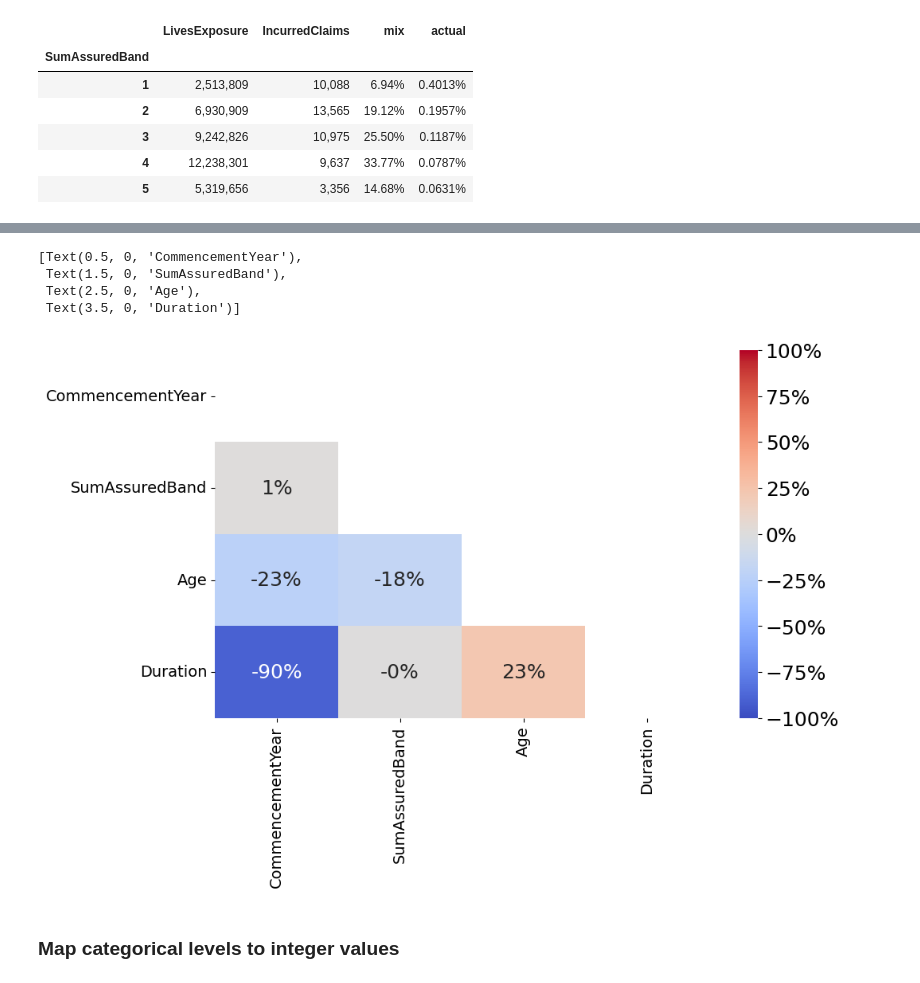
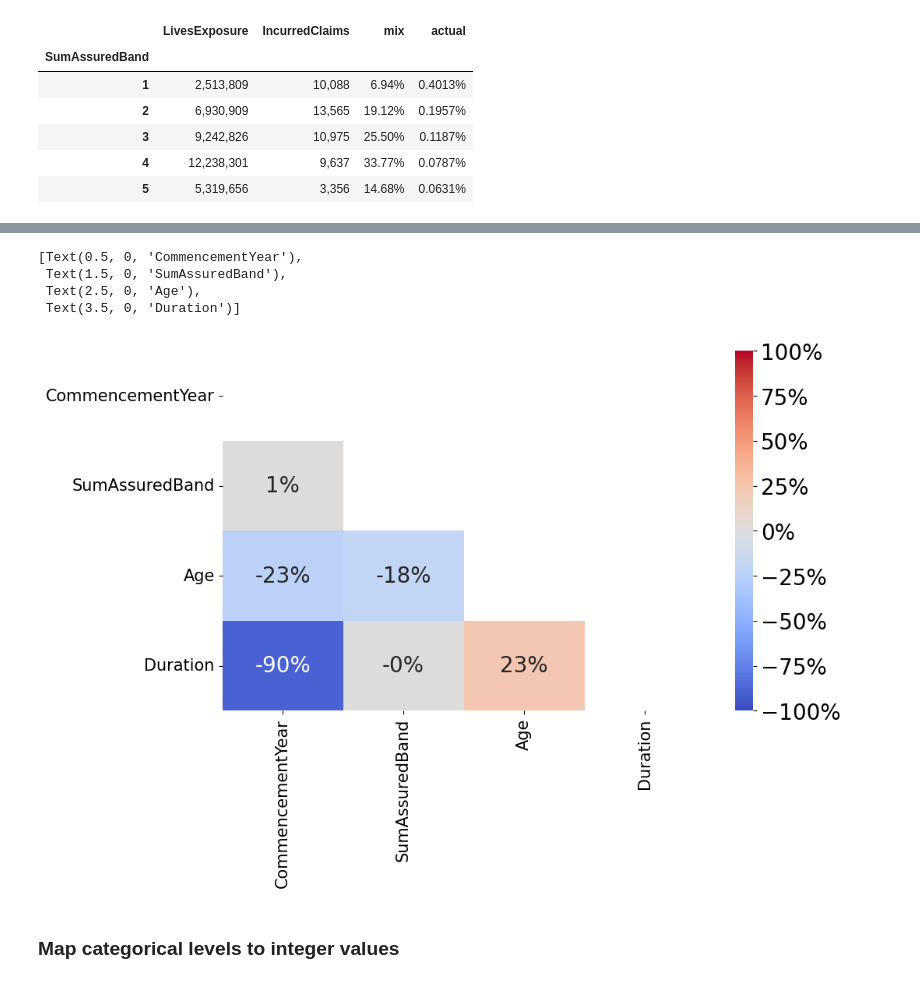
Before and after one commit to ckjackytam/ifoa-ds-health-care-wp, a Jupyter notebook: Python/build-better-base-gam/01 - Create Modelling Data.ipynb, the cells around one changed output, grey strips where cells are left out. Saved outputs shown, nothing was run; the diff lists cells and outputs as text; code cells hidden in the pictures.

```diff
--- a/Python/build-better-base-gam/01 - Create Modelling Data.ipynb
+++ b/Python/build-better-base-gam/01 - Create Modelling Data.ipynb
@@ -53,3 +41,9 @@ print(os.listdir(dir_export))
+# %%
+title_fontsize = 25
+label_fontsize = 20
+ticker_fontsize = 15
+
+data_version = "v2"
 # %% [markdown]
 ## Import Raw Data
 # %%
@@ -71,7 +65,7 @@ fold = "random_fold"
 ###########################################################################
 ###########################################################################
 
-df_data = utility.compile_data(
+df_data = utils.compile_data(
     data_dict, dir_input, unique_id=unique_id, holdout=holdout, fold=fold
 )
 df_data
@@ -383,18 +369,0 @@ Claim Frequency
-# %%
-num_feat = ["CommencementYear", "SumAssuredBand", "Age", "Duration"]
-
-for v in num_feat:
-    num_band = pd.read_excel(f"{dir_input}/CMI Numerical Bands.xlsx", sheet_name=v)
-    band = list(
-        set(num_band[~num_band["Lower Bound"].isnull()]["Lower Bound"].to_list())
-    )
-    band.sort()
-    feat_max = max(band) * 2
-    band = [*band, feat_max]
-    l = list(range(1, len(band)))
-    col_level = df_data[v].copy()
-    col_level = pd.cut(col_level, bins=band, labels=l, right=False, include_lowest=True)
-    col_level = col_level.astype(int)
-    df_data[v + "_level"] = col_level
-
-df_data
@@ -486,37 +370,44 @@ ax1.set_zorder(1)
 # %%
+###########################################################################
+###########################################################################
+
+num_feat = ["CommencementYear", "SumAssuredBand", "Age", "Duration"]
+
+###########################################################################
+###########################################################################
+
 # Check correlations between numerical variables
-num_list = [x + "_level" for x in num_feat]
-corr_mat = round(df_data[num_list].corr(), 2)
+corr_mat = round(df_data[num_feat].corr(), 2)
 
 # Fill diagonal and upper half with NaNs
 mask = np.zeros_like(corr_mat, dtype=bool)
 mask[np.triu_indices_from(mask)] = True
 corr_mat[mask] = np.nan
 
 fig, ax = plt.subplots(figsize=(10, 6))
 ax = sns.heatmap(
     corr_mat,
     annot=True,
     annot_kws={"size": label_fontsize},
     fmt=".0%",
     vmin=-1,
     vmax=1,
     cmap="coolwarm",
 )
 
 colorbar = ax.collections[0].colorbar
 colorbar.ax.tick_params(labelsize=label_fontsize)
 colorbar.ax.yaxis.set_major_formatter(mtick.PercentFormatter(1))
 
 ax.set_facecolor("white")
-ax.set_yticklabels(df_data[num_feat].columns, fontsize=tick_fontsize)
-ax.set_xticklabels(df_data[num_feat].columns, fontsize=tick_fontsize)
+ax.set_yticklabels(df_data[num_feat].columns, fontsize=ticker_fontsize, rotation=0)
+ax.set_xticklabels(df_data[num_feat].columns, fontsize=ticker_fontsize, rotation=90)
 # %% [output]
 [Text(0.5, 0, 'CommencementYear'),
  Text(1.5, 0, 'SumAssuredBand'),
  Text(2.5, 0, 'Age'),
  Text(3.5, 0, 'Duration')]
-[figure, old version]
+[figure, new version]
 # %% [markdown]
 ### Map categorical levels to integer values
 # %%
```
Also changed, not shown: parts of 13 cells of this notebook, 16 other files.
